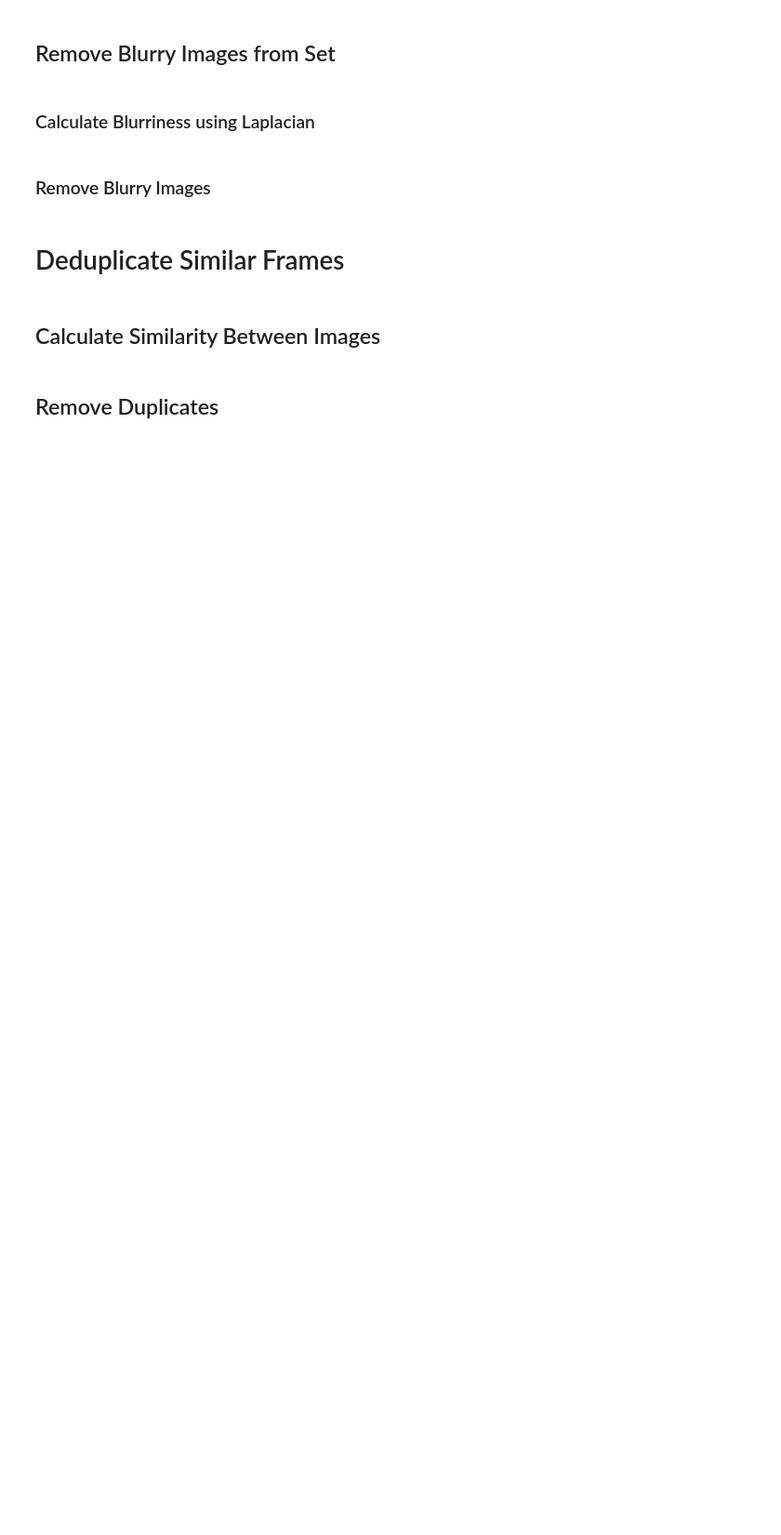
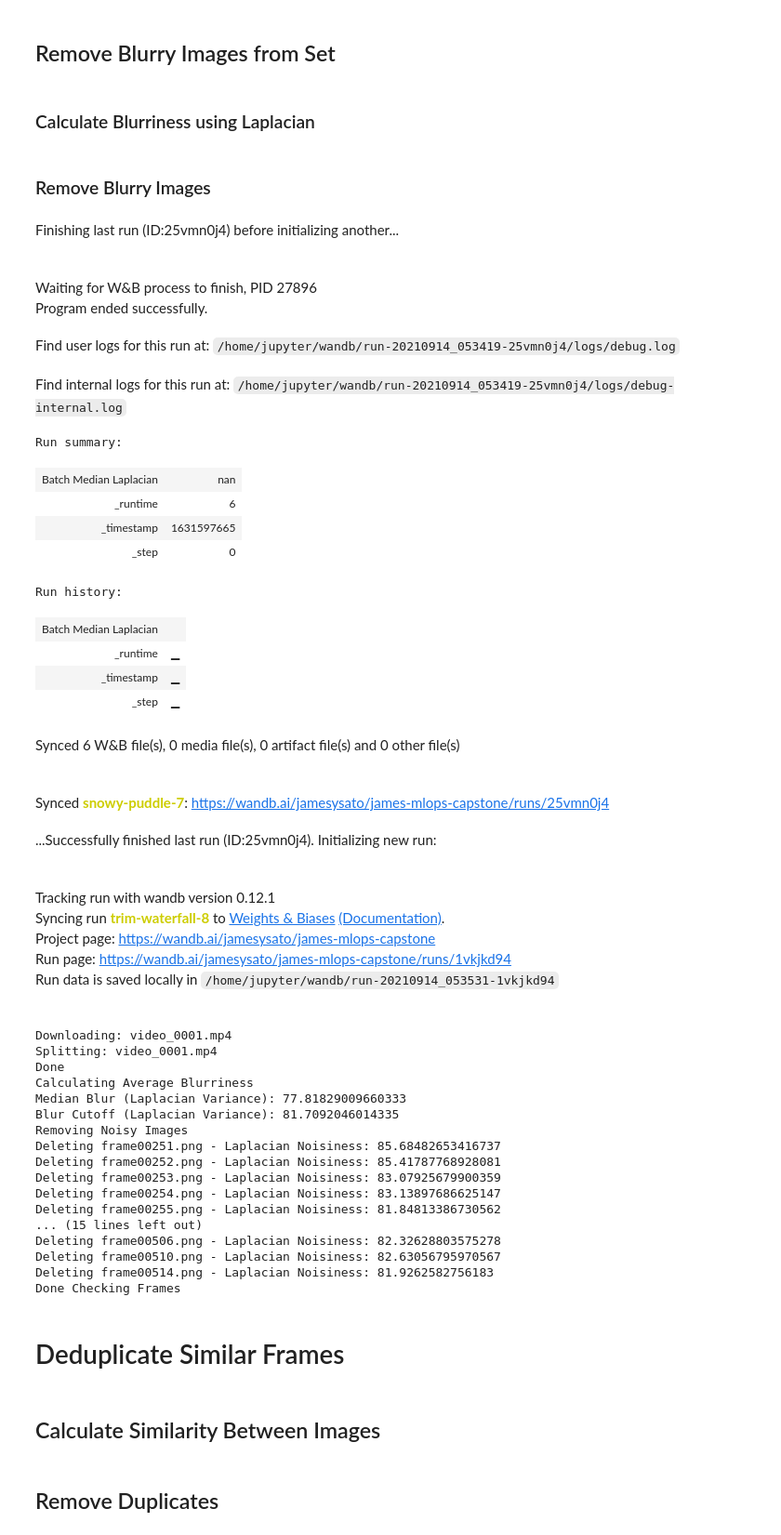
Before and after one commit to James-Yuichi-Sato/fourth_brain_2021_june_capstone, a Jupyter notebook: Capstone.ipynb, the cells around one changed output. Shown: that part at 93% size. Drawn from its saved outputs; the diff is of its cells as text; code cells hidden in the pictures; blank space fills up the shorter version.

```diff
--- a/Capstone.ipynb
+++ b/Capstone.ipynb
@@ -85,9 +77,7 @@ model_dir = 'model'
 # %% [markdown]
 ## Create Storage Bucket
 # %%
-storage_client = storage.Client.from_service_account_json('james-capstone-key.json')
+storage_client = storage.Client.from_service_account_json('gcp-key.json')
 
 bucket = storage_client.bucket(location)
-
-# working_bucket = storage_client.bucket(location)
 # %% [markdown]
@@ -166,31 +169,84 @@ def variance_of_laplacian(image):
 # %%
 import numpy as np
 
 def remove_blurry_images(folder_name):
     files=sorted(os.listdir(str(folder_name)))
     files=files[1:]
 
     blurriness = np.zeros(len(files))
 
     print("Calculating Average Blurriness")
     for i in range(len(files)):
         print(files[i] + "             ", end="\r")
         img=cv2.imread(folder_name+'/'+files[i])
         img_gray=cv2.cvtColor(img, cv2.COLOR_BGR2GRAY)
         blurriness[i]=variance_of_laplacian(img_gray)
+        wandb.log({'Individual Laplacian': blurriness[i]})
 
-    average_blur = np.mean(blurriness)
-    print("Average Blur (Laplacian Variance): " + str(average_blur))
-    blur_cutoff = average_blur*1.05 #+ ((1-average_blur)*0.1)
+    median_blur = np.median(blurriness)
+    wandb.log({'Batch Median Laplacian': median_blur})
+    print("Median Blur (Laplacian Variance): " + str(median_blur))
+    blur_cutoff = median_blur*1.05 #+ ((1-average_blur)*0.1)
     print("Blur Cutoff (Laplacian Variance): " + str(blur_cutoff))
 
-    print("Removing Blurry Images")
+    print("Removing Noisy Images")
 
+    count = 0
     for i in range(len(files)):
         if blurriness[i] > blur_cutoff:
-            print("Deleting " + files[i] + " - Blurriness: " + str(blurriness[i]))
+            print("Deleting " + files[i] + " - Laplacian Noisiness: " + str(blurriness[i]))
             os.remove(folder_name+'/'+files[i])
+            count += 1
+    blur_ratio = count/len(files)
+    wandb.log({'Noisy Frame Ratio': blur_ratio})
     print("Done Checking Frames                  ")
+
+
+init_wandb(location)
+download_video("video_0001.mp4")
+split_video_frames("video_0001.mp4")
+remove_blurry_images("video_0001")
+# %% [output]
+Finishing last run (ID:25vmn0j4) before initializing another...
+Waiting for W&B process to finish, PID 27896
+Program ended successfully.
+Find user logs for this run at: /home/jupyter/wandb/run-20210914_053419-25vmn0j4/logs/debug.log
+Find internal logs for this run at: /home/jupyter/wandb/run-20210914_053419-25vmn0j4/logs/debug-internal.log
+Run summary:
+| Batch Median Laplacian | nan |
+| _runtime | 6 |
+| _timestamp | 1631597665 |
+| _step | 0 |
+Run history:
+| Batch Median Laplacian |  |
+| _runtime | ▁ |
+| _timestamp | ▁ |
+| _step | ▁ |
+Synced 6 W&B file(s), 0 media file(s), 0 artifact file(s) and 0 other file(s)
+Synced snowy-puddle-7: https://wandb.ai/jamesysato/james-mlops-capstone/runs/25vmn0j4
+...Successfully finished last run (ID:25vmn0j4). Initializing new run:
+Tracking run with wandb version 0.12.1
+Syncing run trim-waterfall-8 to Weights & Biases (Documentation).
+Project page: https://wandb.ai/jamesysato/james-mlops-capstone
+Run page: https://wandb.ai/jamesysato/james-mlops-capstone/runs/1vkjkd94
+Run data is saved locally in /home/jupyter/wandb/run-20210914_053531-1vkjkd94
+Downloading: video_0001.mp4
+Splitting: video_0001.mp4
+Done
+Calculating Average Blurriness
+Median Blur (Laplacian Variance): 77.81829009660333
+Blur Cutoff (Laplacian Variance): 81.7092046014335
+Removing Noisy Images
+Deleting frame00251.png - Laplacian Noisiness: 85.68482653416737
+Deleting frame00252.png - Laplacian Noisiness: 85.41787768928081
+Deleting frame00253.png - Laplacian Noisiness: 83.07925679900359
+Deleting frame00254.png - Laplacian Noisiness: 83.13897686625147
+Deleting frame00255.png - Laplacian Noisiness: 81.84813386730562
+... (15 lines left out)
+Deleting frame00506.png - Laplacian Noisiness: 82.32628803575278
+Deleting frame00510.png - Laplacian Noisiness: 82.63056795970567
+Deleting frame00514.png - Laplacian Noisiness: 81.9262582756183
+Done Checking Frames
 # %% [markdown]
 # Deduplicate Similar Frames
 # %% [markdown]
```
Also changed, not shown: parts of 19 cells of this notebook.
